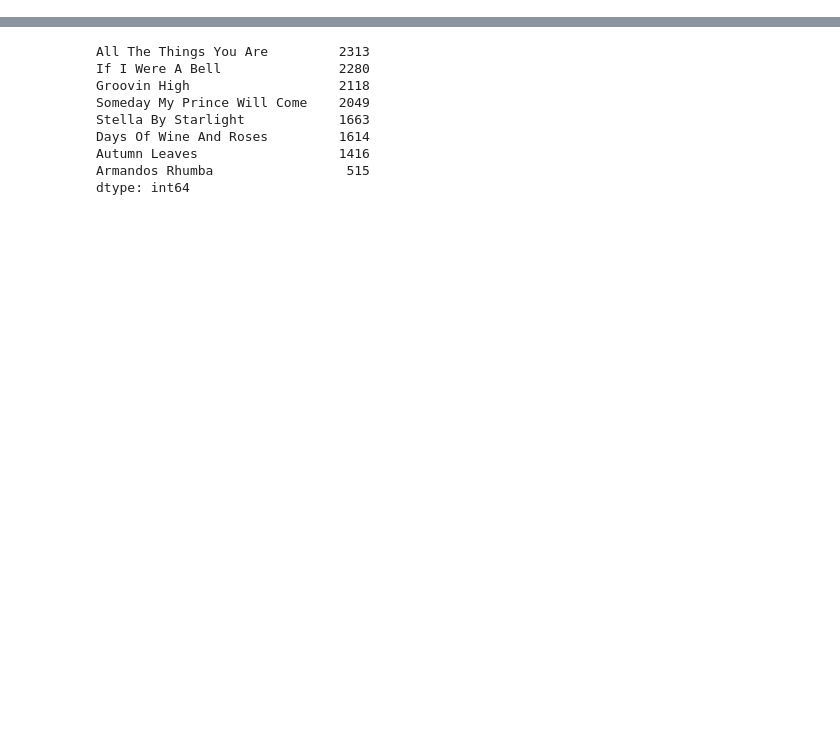
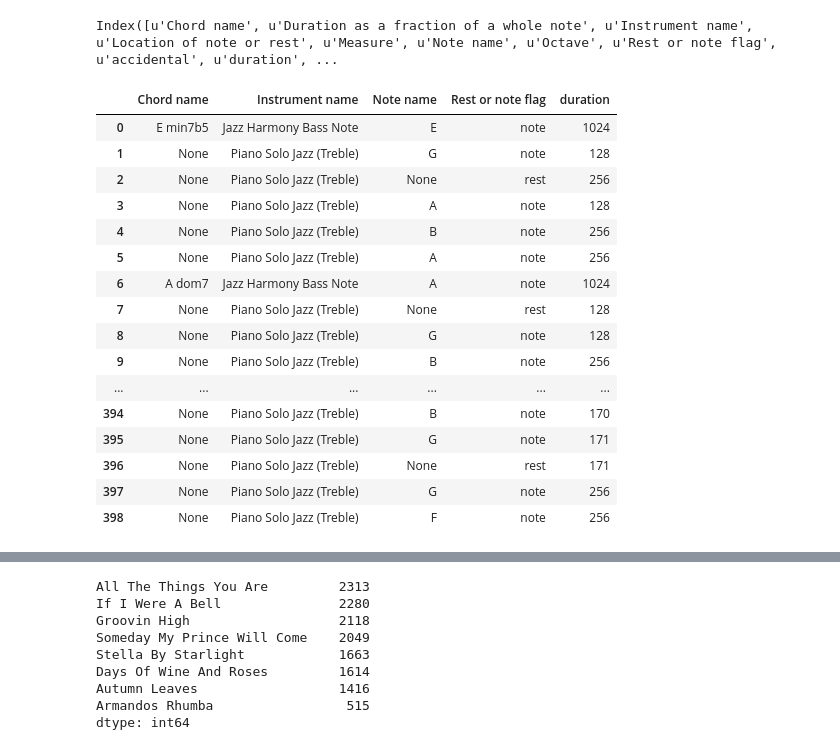
Before and after one commit to jgab3103/phd_code, a Jupyter notebook: Data Preparation.ipynb, the cells around one changed output, grey strips where cells are left out. Cells and saved outputs as stored; diff of their text form; code cells hidden in the pictures; blank space fills up the shorter version.

```diff
--- a/Data Preparation.ipynb
+++ b/Data Preparation.ipynb
@@ -975,16 +999,35 @@ for x in range(len(stellaDf) - 1):
 # %%
 stellaData = CreateDataSetFromXMLV2(xmlFile="FinalDataSet/XMLFiles/JazzSolos/KeithJarrettStellaByStarlight.xml",
                                   performerName="Keith Jarrett", composerName="Victor Young", genre="Jazz",
                                   numberOfParts=2, title="Stella By Starlight",
                                   yearOfComposition=1944, yearOfPerformance=1983,
                                   ongoingTempo=151,numberOfQuarterBeatsInBar=4,
                                   tempoChangeIsOccuring = False, globalLocation = 20000)
 stellaData.convertXMLToDataFrame()
+stellaData.fixLocationAndDuration()
 stellaData.fixMultipleRestProblem()
-stellaData.fixLocationAndDuration()
-stellaData.addMetaDataAndClean()
-stellaData.sortByInstrumentsAndCalculateMidiDistancesBetweenNotes()
-stellaData.updateChordData()
-stellaData.createStringsNeededForMongoRegexQueries()
+# stellaData.addMetaDataAndClean()
+# stellaData.sortByInstrumentsAndCalculateMidiDistancesBetweenNotes()
+# stellaData.updateChordData()
+# stellaData.createStringsNeededForMongoRegexQueries()
 stellaDf = stellaData.returnPreparedDataFrame()
+# %% [output]
+Index([u'Chord name', u'Duration as a fraction of a whole note', u'Instrument name', u'Location of note or rest', u'Measure', u'Note name', u'Octave', u'Rest or note flag', u'accidental', u'duration', ...
+|  | Chord name | Instrument name | Note name | Rest or note flag | duration |
+| 0 | E min7b5 | Jazz Harmony Bass Note | E | note | 1024 |
+| 1 | None | Piano Solo Jazz (Treble) | G | note | 128 |
+| 2 | None | Piano Solo Jazz (Treble) | None | rest | 256 |
+| 3 | None | Piano Solo Jazz (Treble) | A | note | 128 |
+| 4 | None | Piano Solo Jazz (Treble) | B | note | 256 |
+| 5 | None | Piano Solo Jazz (Treble) | A | note | 256 |
+| 6 | A dom7 | Jazz Harmony Bass Note | A | note | 1024 |
+| 7 | None | Piano Solo Jazz (Treble) | None | rest | 128 |
+| 8 | None | Piano Solo Jazz (Treble) | G | note | 128 |
+| 9 | None | Piano Solo Jazz (Treble) | B | note | 256 |
+| ... | ... | ... | ... | ... | ... |
+| 394 | None | Piano Solo Jazz (Treble) | B | note | 170 |
+| 395 | None | Piano Solo Jazz (Treble) | G | note | 171 |
+| 396 | None | Piano Solo Jazz (Treble) | None | rest | 171 |
+| 397 | None | Piano Solo Jazz (Treble) | G | note | 256 |
+| 398 | None | Piano Solo Jazz (Treble) | F | note | 256 |
 # %%
```
Also changed, not shown: parts of 4 cells of this notebook.
